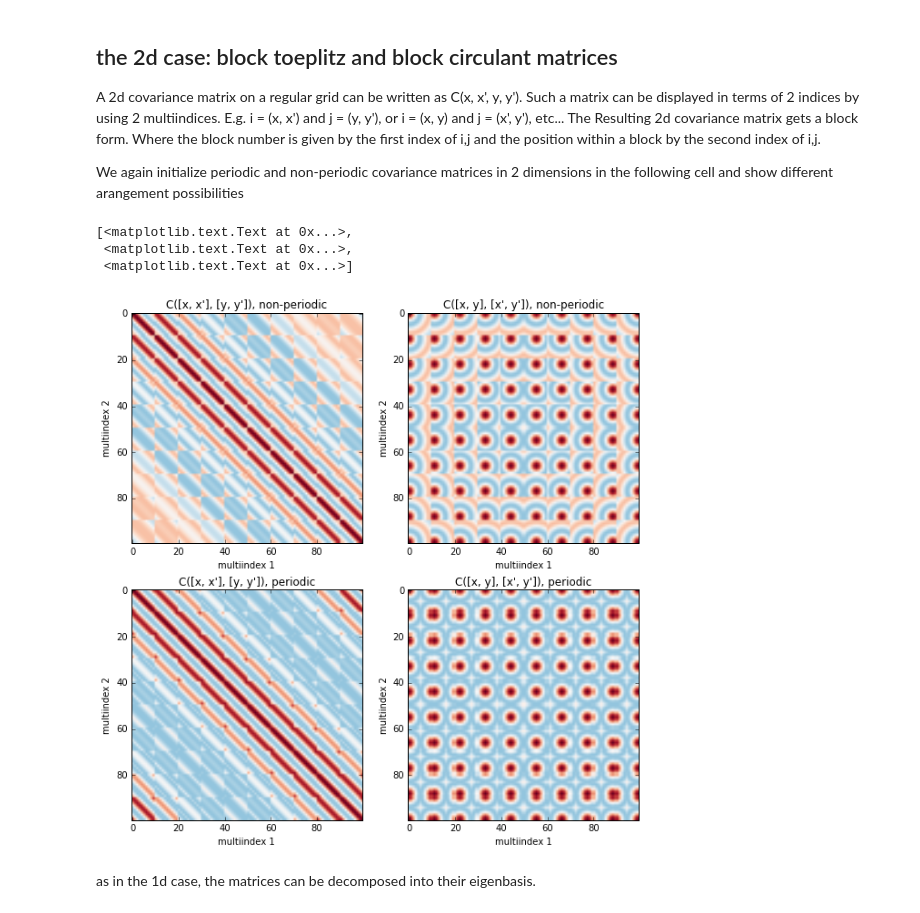
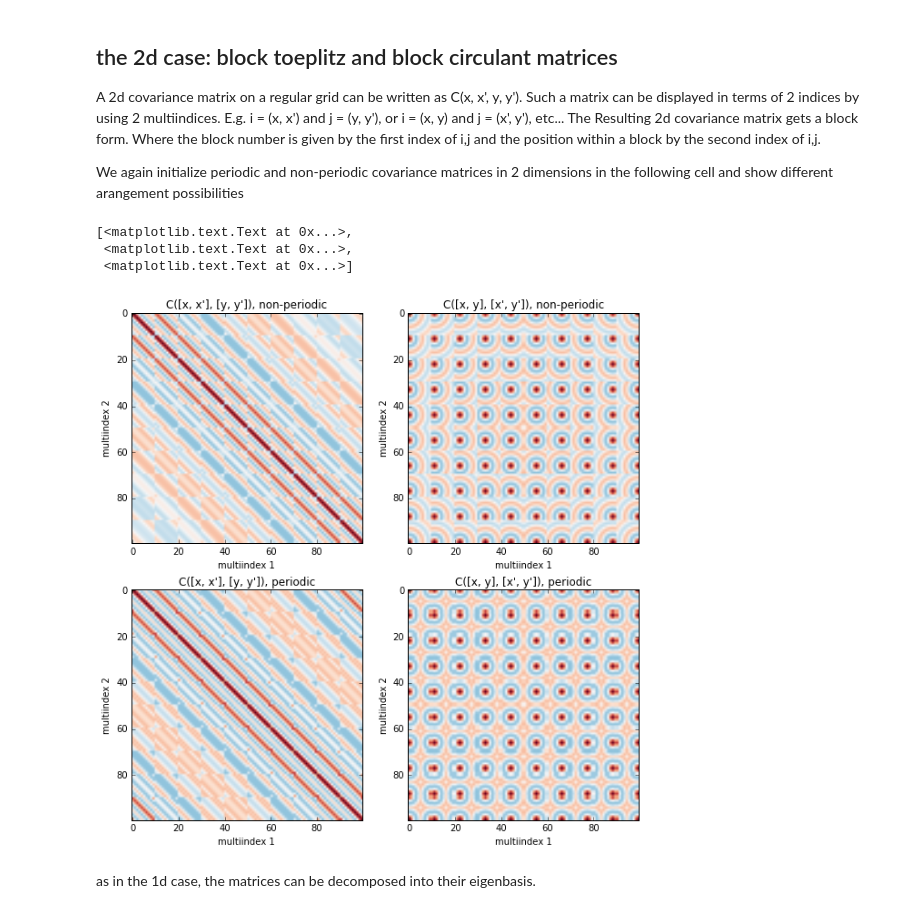
Before and after one commit to MMesch/toeplitz_spectrum, a Jupyter notebook: toeplitz_spectrum.ipynb, the cells around one changed output. Cells and saved outputs as stored; diff of their text form; code cells hidden in the pictures.

```diff
--- a/toeplitz_spectrum.ipynb
+++ b/toeplitz_spectrum.ipynb
@@ -139,47 +139,45 @@ def get_2dcovariance_matrix(nx, ny, frequency, boundary=None):
     x = np.arange(0., width, 1./nx)
     y = np.arange(0., height, 1./ny)
     xgrid, ygrid = np.meshgrid(x, y, indexing='ij')
-    xs = xgrid.flatten()
-    ys = ygrid.flatten()
-    dxs = np.abs(xs[None, :] - xs[:, None])
-    dys = np.abs(ys[None, :] - ys[:, None])
+    dxs = np.abs(xgrid[:, :, None, None] - xgrid[None, None, :, :])
+    dys = np.abs(ygrid[:, :, None, None] - ygrid[None, None, :, :])
     if boundary == 'periodic':
         iwrapx = dxs > width/2.
         dxs[iwrapx] = width - dxs[iwrapx]
         iwrapy = dys > width/2.
         dys[iwrapy] = width - dys[iwrapy]
-    distances = np.sqrt(dxs**2 + dys**2)
+    distances = np.sqrt(dxs**2 + dys**2).reshape(nx * ny, nx * ny)
     covariance = jn(0, frequency * distances)
     return covariance
 
 # get covariance matrices
 nx = 10
 ny = 10
 npts = nx * ny
-frequency = 8
+frequency = 12
 covariance2d = get_2dcovariance_matrix(nx, ny, frequency)
 covariance2d_new = covariance2d.reshape(nx, nx, ny, ny).transpose((0, 2, 1, 3)).reshape(nx * nx, ny * ny)
 
 covariance_circ2d = get_2dcovariance_matrix(nx, ny, frequency, boundary='periodic')
 covariance_circ2d_new = covariance_circ2d.reshape(nx, ny, nx, ny).transpose((0, 2, 1, 3)).reshape(nx * nx, ny * ny)
 
 # plot non-periodic covariance matrix and its eigenvalues/vectors
 fig, axes = plt.subplots(2, 2, figsize=(10, 10))
 axes[0, 0].imshow(covariance2d, norm=norm_bessel, cmap='RdBu_r')
 axes[0, 0].set(title="C([x, x'], [y, y']), non-periodic", xlabel='multiindex 1', ylabel='multiindex 2')
 axes[0, 1].imshow(covariance2d_new, norm=norm_bessel, cmap='RdBu_r')
 axes[0, 1].set(title="C([x, y], [x', y']), non-periodic", xlabel='multiindex 1', ylabel='multiindex 2')
 
 # plot periodic covariance matrix and its eigenvalues/vectors
 axes[1, 0].imshow(covariance_circ2d, norm=norm_bessel, cmap='RdBu_r')
 axes[1, 0].set(title="C([x, x'], [y, y']), periodic", xlabel='multiindex 1', ylabel='multiindex 2')
 axes[1, 1].imshow(covariance_circ2d_new, norm=norm_bessel, cmap='RdBu_r')
 axes[1, 1].set(title="C([x, y], [x', y']), periodic", xlabel='multiindex 1', ylabel='multiindex 2')
 # %% [output]
 [<matplotlib.text.Text at 0x...>,
  <matplotlib.text.Text at 0x...>,
  <matplotlib.text.Text at 0x...>]
-[figure, old version]
+[figure, new version]
 # %% [markdown]
 as in the 1d case, the matrices can be decomposed into their eigenbasis.
 # %%
```
Also changed, not shown: parts of 4 cells of this notebook.
